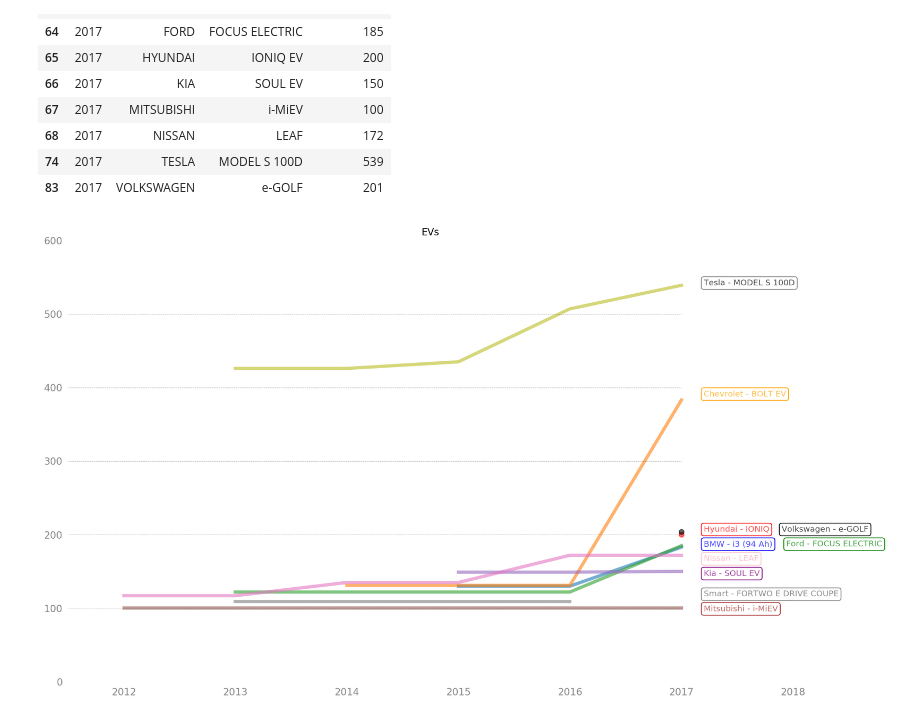
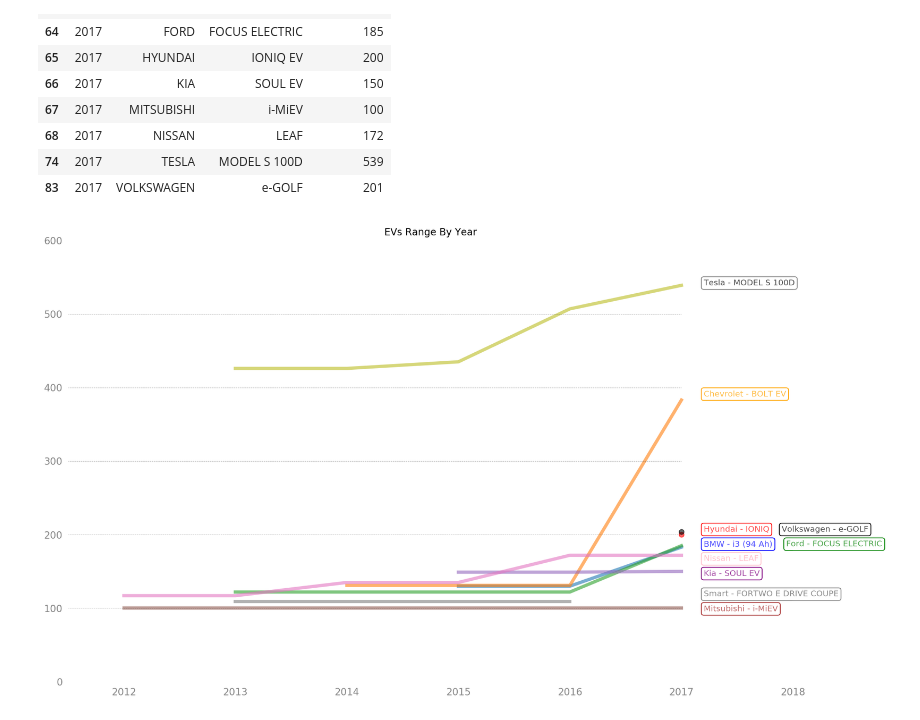
Before and after one commit to numanyilmaz/EVs, a Jupyter notebook: EV.ipynb, the cells around one changed output. Cells and saved outputs as stored; diff of their text form; code cells hidden in the pictures.

```diff
--- a/EV.ipynb
+++ b/EV.ipynb
@@ -22,23 +22,25 @@ Matplotlib version: 2.0.2
 Python version 3.6.1
 # %%
 def getData():
-    '''This functions dowloands the dataset and cleans it'''
+    '''This functions downloads the dataset from the website and
+       cleans it for visualization'''
+
     # url of the dataset
     url = 'https://www.nrcan.gc.ca/sites/www.nrcan.gc.ca/files/oee/files/csv/MY2012-2017%20Battery%20Electric%20Vehicles.csv'
 
-    #read the data. encoding lation1 allows both windows and ma to download dataset.
+    #read the data. encoding lation1 allows both windows and mac to download dataset properly.
     data = pd.read_csv(url, encoding='latin1', header=1)
 
     #rename the columns that has no names
     data = data.rename(columns={'Unnamed: 1':'MAKE', 'Unnamed: 2':'MODEL', '(km)':'RANGE(KM)'})
 
-    #choose the columns that necessary for this project
+    #choose the columns that is necessary for this project
     data = data[['YEAR', 'MAKE','MODEL','RANGE(KM)']]
 
-    # csv fle has some explanation about the dataset. We onlt need to data from 84 and above
+    # The csv file has some explanation about the dataset at the bottom but We only need to data from row 84 and above
     data = data.iloc[:84]
 
-    # convert range and year columns to integer
+    # convert range and year columns to integer.
     data['RANGE(KM)'] = data['RANGE(KM)'].astype(int)
     data['YEAR'] = data['YEAR'].astype(int)
 
@@ -66,41 +68,50 @@ getData().tail(10)
 | 74 | 2017 | TESLA | MODEL S 100D | 539 |
 | 83 | 2017 | VOLKSWAGEN | e-GOLF | 201 |
 # %%
-getData().groupby(['YEAR', "MAKE"]).max().unstack().plot(figsize=(16,10), kind='line', lw=4 ,alpha=0.6, legend=None, title='EVs');
+# Here is heart of our visualization. We group the data find the max range of each model of car makers.
+# Unstack helps us to visualize it side ways.
+getData().groupby(['YEAR', "MAKE"]).max().unstack().plot(figsize=(16,10), kind='line', lw=4 ,alpha=0.6, legend=None, title='EVs Range By Year');
 
+# remove lines around the plot to make it simple
 ax = plt.subplot(111)
 ax.spines["top"].set_visible(False)
 ax.spines["bottom"].set_visible(False)
 ax.spines["right"].set_visible(False)
 ax.spines["left"].set_visible(False)
 
+#these teo companies don't have data from previous years. Has to be added
 plt.plot([2017],[200], 'ro', alpha=0.6)  #add hyundai to the plot
 plt.plot([2017], [204], 'ko', alpha=0.6) #add wolkswagen to the plot
 
+#extend the plot
 plt.ylim([0, 600])
 plt.xlim([2011.5, 2018])
 
+#change the size and color of numbers in the plot
 plt.yticks(fontsize=12, color='gray')
 plt.xticks(fontsize=12, color='gray')
 
+#draw lines every 100km range
 for y in range(0, 600, 100):
     plt.plot(range(2011, 2018), [y] * len(range(2011, 2018)),"--", lw=0.5, color="black", alpha=0.3)
-#plt.legend(frameon=False)
 
+# remove the labels
 plt.tick_params(axis="both", which="both", bottom="off", top="off",
                 labelbottom="on", left="off", right="off", labelleft="on")
 plt.xlabel('');
 
+# create every car maker with proper color
 ax.annotate('Tesla - MODEL S 100D', xy=(2017.2, 539), size= 10, alpha=0.7, color='black', bbox={'boxstyle' :'round', 'edgecolor':'grey',  'facecolor':'1'});
 ax.annotate('Chevrolet - BOLT EV', xy=(2017.2, 388), size= 10, alpha=0.7, color='orange', bbox={'boxstyle' :'round', 'edgecolor':'orange',  'facecolor':'1'});
 ax.annotate('Ford - FOCUS ELECTRIC', xy=(2017.94, 184), size= 10, alpha=0.7, color='green', bbox={'boxstyle' :'round', 'edgecolor':'green',  'facecolor':'1'});
 ax.annotate('BMW - i3 (94 Ah)', xy=(2017.2, 184), size= 10, alpha=0.7, color='blue', bbox={'boxstyle' :'round', 'edgecolor':'blue',  'facecolor':'1'});
 ax.annotate('Nissan - LEAF', xy=(2017.2, 164), size= 10, alpha=1, color='pink', bbox={'boxstyle' :'round', 'edgecolor':'pink',  'facecolor':'1'});
 ax.annotate('Kia - SOUL EV', xy=(2017.2, 144), size= 10, alpha=0.7, color='purple', bbox={'boxstyle' :'round', 'edgecolor':'purple',  'facecolor':'1'});
 ax.annotate('Smart - FORTWO E DRIVE COUPE', xy=(2017.2, 116), size= 10, alpha=0.9, color='gray', bbox={'boxstyle' :'round', 'edgecolor':'gray',  'facecolor':'1'});
 ax.annotate('Mitsubishi - i-MiEV', xy=(2017.2, 96), size= 10, alpha=0.7, color='brown', bbox={'boxstyle' :'round', 'edgecolor':'brown',  'facecolor':'1'});
 ax.annotate('Hyundai - IONIQ', xy=(2017.2, 204), size= 10, alpha=0.7, color='red', bbox={'boxstyle' :'round', 'edgecolor':'red',  'facecolor':'1'});
 ax.annotate('Volkswagen - e-GOLF', xy=(2017.9, 204), size= 10, alpha=0.7, color='black', bbox={'boxstyle' :'round', 'edgecolor':'black',  'facecolor':'1'});
+
 #plt.savefig('EVs.png')
 # %% [output]
-[figure, old version]
+[figure, new version]
```
Also changed, not shown: 1 other file.
